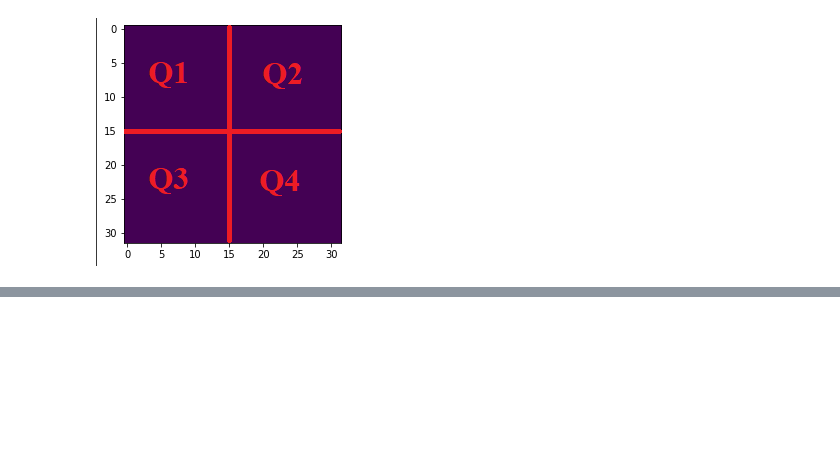
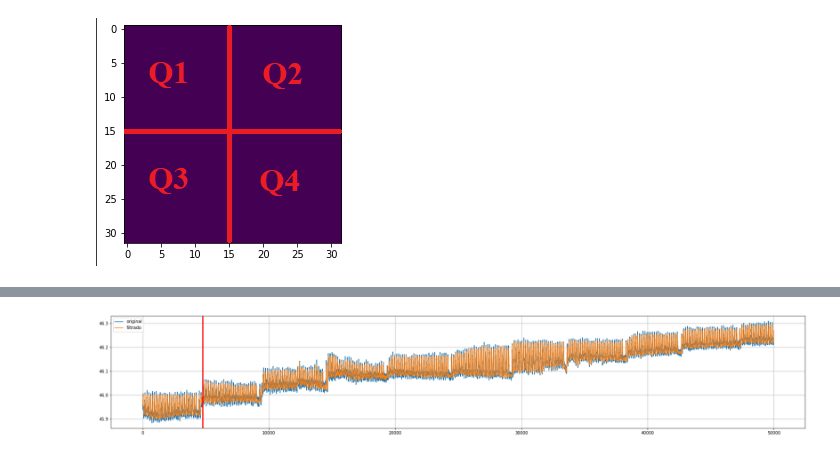
Before and after one commit to henriquehorton/Python_aprendendo, a Jupyter notebook: agoritmo_deteccao_ptx.ipynb, the cells around one changed output, grey strips where cells are left out. Cells and saved outputs as stored; diff of their text form; code cells hidden in the pictures; blank space fills up the shorter version.

```diff
--- a/agoritmo_deteccao_ptx.ipynb
+++ b/agoritmo_deteccao_ptx.ipynb
@@ -169,0 +141,17 @@ Valores de Aumento de aeração absoluta:
+# %%
+intervalo_max = 50000
+intervalo_min = 0
+plt.figure(figsize=(30,5))
+plt.plot(data.plets[intervalo_min:intervalo_max],label='original')
+plt.plot(data_filtrado.plets[intervalo_min:intervalo_max],label='filtrado')
+for i in ins_marks:
+  if i <= numbers_frames:
+    plt.gca().axvline(x=4742-intervalo_min, color = "red",linewidth=3)
+# for e in exp_marks:
+#   if e <= numbers_frames:
+#     plt.gca().axvline(x=4742-intervalo_min, color = "blue",linewidth=3)
+plt.grid()
+plt.legend()
+plt.show()
+# %% [output]
+[figure, added]
```
Also changed, not shown: parts of 17 cells of this notebook.
